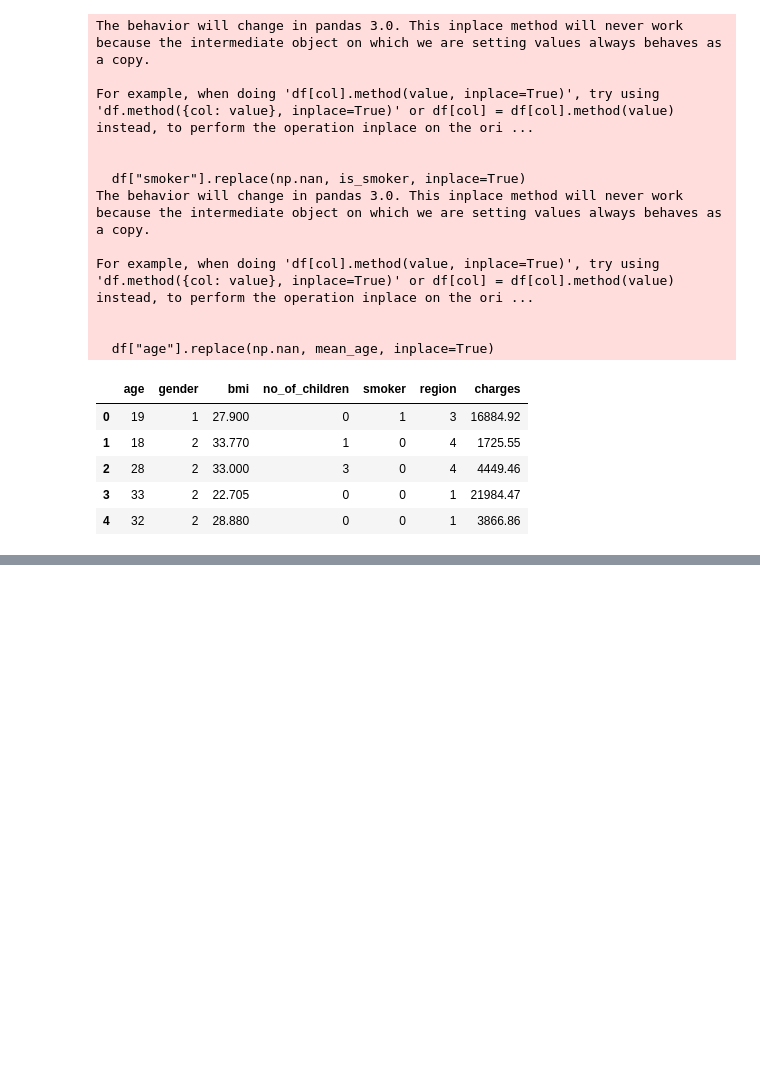
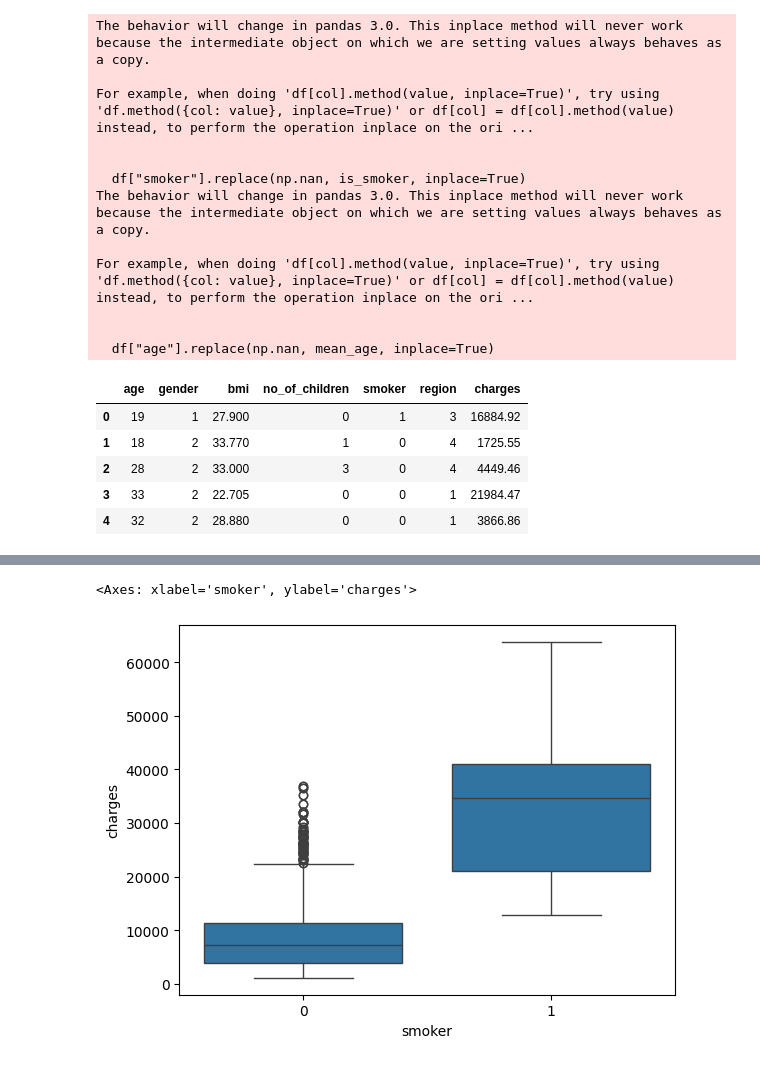
Before and after one commit to HDanny7/CDP, a Jupyter notebook: Senatec/Analisis de Datos/Ultimo Modulo/proycto.ipynb, the cells around one changed output, grey strips where cells are left out. Saved outputs shown, nothing was run; the diff lists cells and outputs as text; code cells hidden in the pictures; blank space fills up the shorter version.

```diff
--- a/Senatec/Analisis de Datos/Ultimo Modulo/proycto.ipynb
+++ b/Senatec/Analisis de Datos/Ultimo Modulo/proycto.ipynb
@@ -100,0 +115,6 @@ df.head(5)
+# %%
+# Diagrama de caja entre smoker y charges
+sns.boxplot(x="smoker", y="charges", data=df)
+# %% [output]
+<Axes: xlabel='smoker', ylabel='charges'>
+[figure, added]
```
Also changed, not shown: parts of 20 cells of this notebook, 3 other files.
